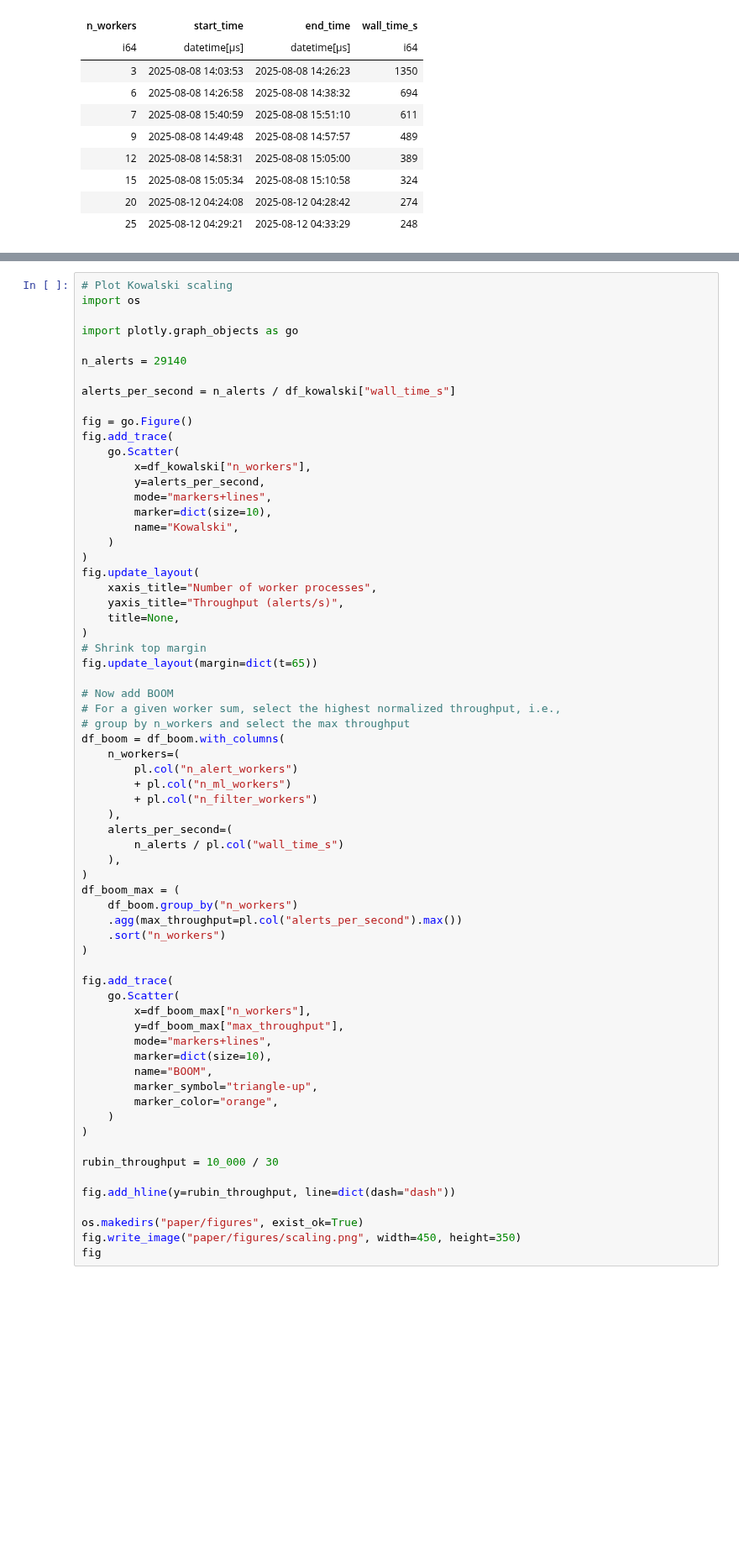
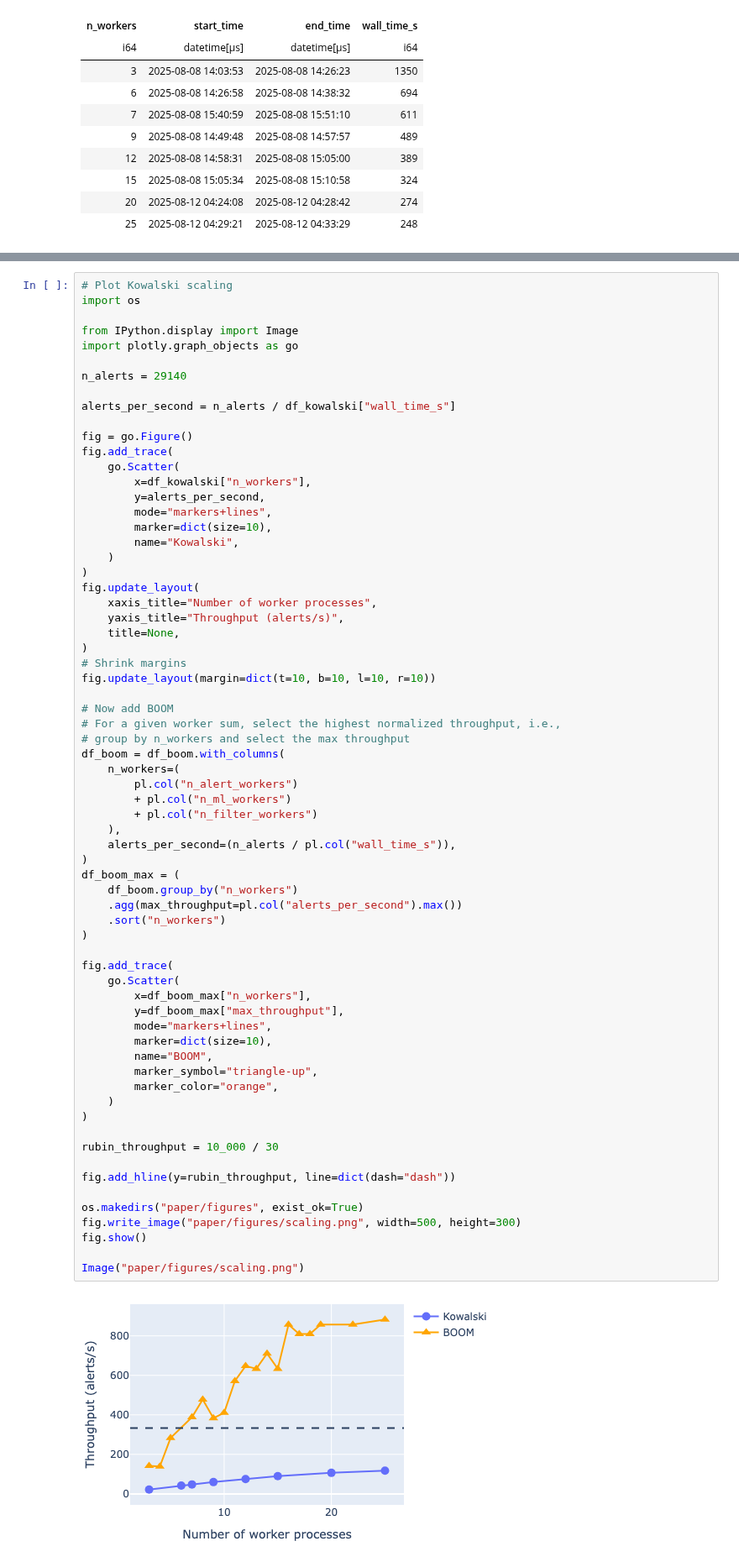
Before and after one commit to boom-astro/boom-paper, a Jupyter notebook: .calkit/notebooks/executed/notebooks/analyze-logs.ipynb, the cells around one changed output, grey strips where cells are left out. Shown at 84% size. Saved outputs shown, nothing was run; the diff lists cells and outputs as text; blank space fills up the shorter version.

```diff
--- a/.calkit/notebooks/executed/notebooks/analyze-logs.ipynb
+++ b/.calkit/notebooks/executed/notebooks/analyze-logs.ipynb
@@ -196,6 +173,7 @@ with open("paper/results.tex", "w") as f:
 # Plot Kowalski scaling
 import os
 
+from IPython.display import Image
 import plotly.graph_objects as go
 
 n_alerts = 29140
@@ -217,8 +195,8 @@ fig.update_layout(
     yaxis_title="Throughput (alerts/s)",
     title=None,
 )
-# Shrink top margin
-fig.update_layout(margin=dict(t=65))
+# Shrink margins
+fig.update_layout(margin=dict(t=10, b=10, l=10, r=10))
 
 # Now add BOOM
 # For a given worker sum, select the highest normalized throughput, i.e.,
@@ -226,35 +204,37 @@ fig.update_layout(margin=dict(t=65))
 df_boom = df_boom.with_columns(
     n_workers=(
         pl.col("n_alert_workers")
         + pl.col("n_ml_workers")
         + pl.col("n_filter_workers")
     ),
-    alerts_per_second=(
-        n_alerts / pl.col("wall_time_s")
-    ),
+    alerts_per_second=(n_alerts / pl.col("wall_time_s")),
 )
 df_boom_max = (
     df_boom.group_by("n_workers")
     .agg(max_throughput=pl.col("alerts_per_second").max())
     .sort("n_workers")
 )
 
 fig.add_trace(
     go.Scatter(
         x=df_boom_max["n_workers"],
         y=df_boom_max["max_throughput"],
         mode="markers+lines",
         marker=dict(size=10),
         name="BOOM",
         marker_symbol="triangle-up",
         marker_color="orange",
     )
 )
 
 rubin_throughput = 10_000 / 30
 
 fig.add_hline(y=rubin_throughput, line=dict(dash="dash"))
 
 os.makedirs("paper/figures", exist_ok=True)
-fig.write_image("paper/figures/scaling.png", width=450, height=350)
-fig
+fig.write_image("paper/figures/scaling.png", width=500, height=300)
+fig.show()
+
+Image("paper/figures/scaling.png")
+# %% [output]
+[figure, added]
```
Also changed, not shown: parts of 3 cells of this notebook, 9 other files.
